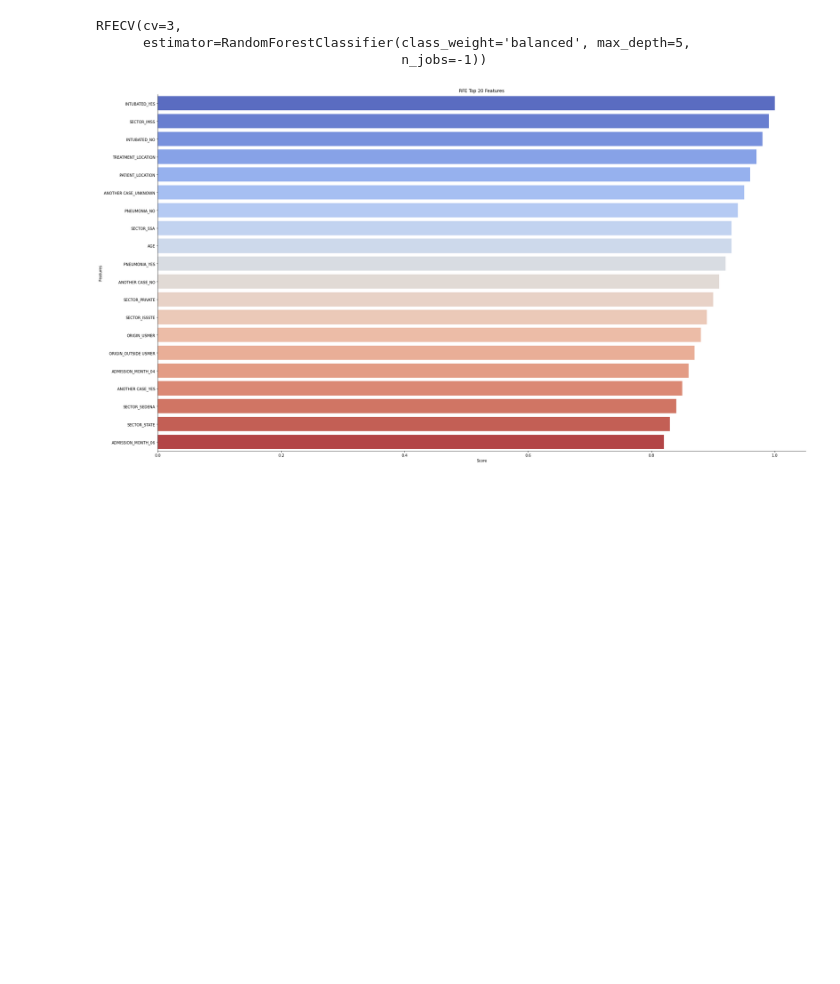
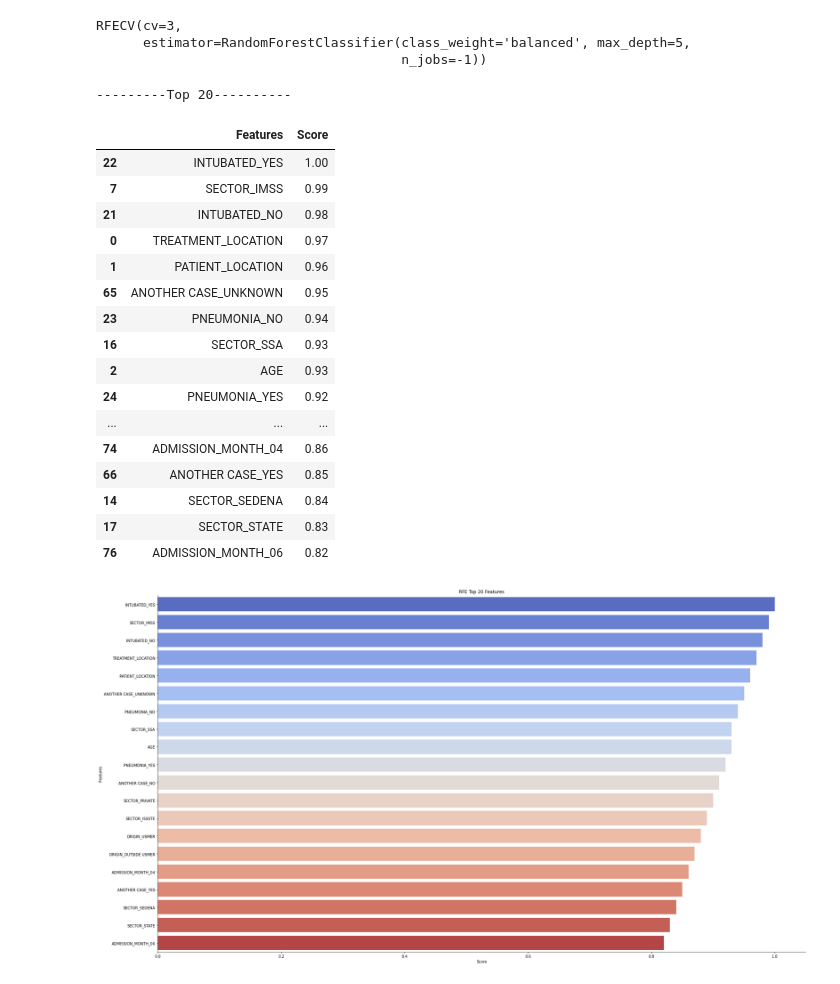
Before and after one commit to bashketchum02/Data-Mining-1, a Jupyter notebook: DataMining1.ipynb, the cells around one changed output. Cells and saved outputs as stored; diff of their text form; code cells hidden in the pictures; blank space fills up the shorter version.

```diff
--- a/DataMining1.ipynb
+++ b/DataMining1.ipynb
@@ -346,6 +348,30 @@ RFECV(cv=3,
 rfe_score = ranking(list(map(float, rfe.ranking_)), colnames, order=-1)
 rfe_score = pd.DataFrame(list(rfe_score.items()), columns=['Features', 'Score'])
 rfe_score = rfe_score.sort_values("Score", ascending = False)
+# %%
+print('---------Top 20----------')
+rfe_top20 = rfe_score.head(20)
+display(rfe_top20)
+pd.DataFrame.to_csv(rfe_top20, 'RFE_Top20.csv')
+# %% [output]
+---------Top 20----------
+|  | Features | Score |
+| 22 | INTUBATED_YES | 1.00 |
+| 7 | SECTOR_IMSS | 0.99 |
+| 21 | INTUBATED_NO | 0.98 |
+| 0 | TREATMENT_LOCATION | 0.97 |
+| 1 | PATIENT_LOCATION | 0.96 |
+| 65 | ANOTHER CASE_UNKNOWN | 0.95 |
+| 23 | PNEUMONIA_NO | 0.94 |
+| 16 | SECTOR_SSA | 0.93 |
+| 2 | AGE | 0.93 |
+| 24 | PNEUMONIA_YES | 0.92 |
+| ... | ... | ... |
+| 74 | ADMISSION_MONTH_04 | 0.86 |
+| 66 | ANOTHER CASE_YES | 0.85 |
+| 14 | SECTOR_SEDENA | 0.84 |
+| 17 | SECTOR_STATE | 0.83 |
+| 76 | ADMISSION_MONTH_06 | 0.82 |
 # %%
 sns_rfe_plot = sns.catplot(x="Score", y="Features", data = rfe_score[:20], kind = "bar",
                height=14, aspect=1.9, palette='coolwarm')
```
Also changed, not shown: parts of 4 cells of this notebook, 12 other files.
